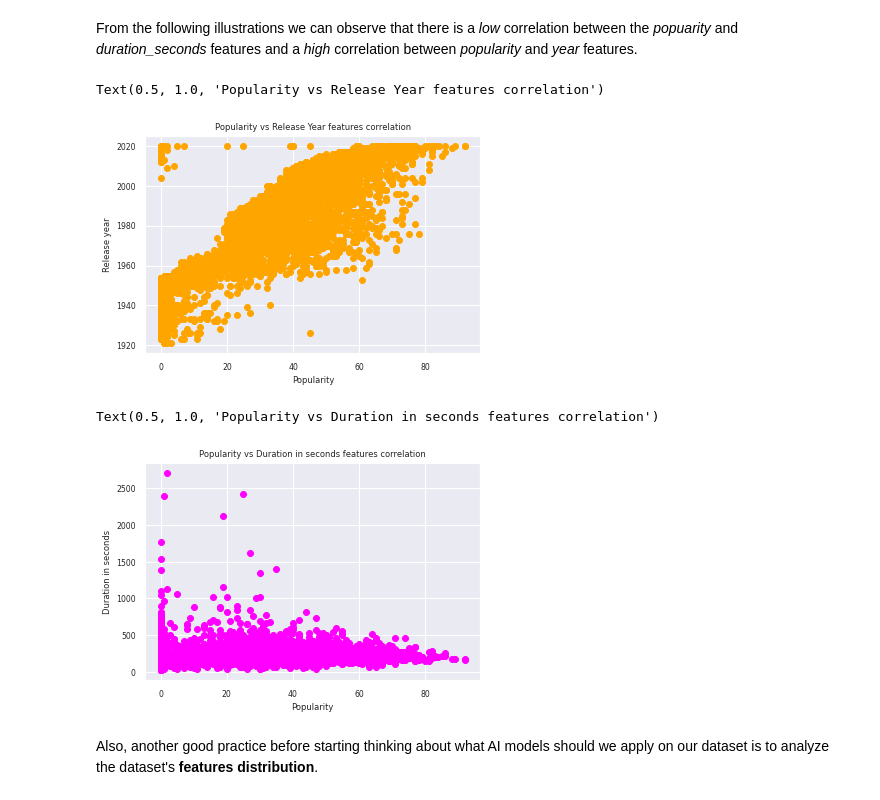
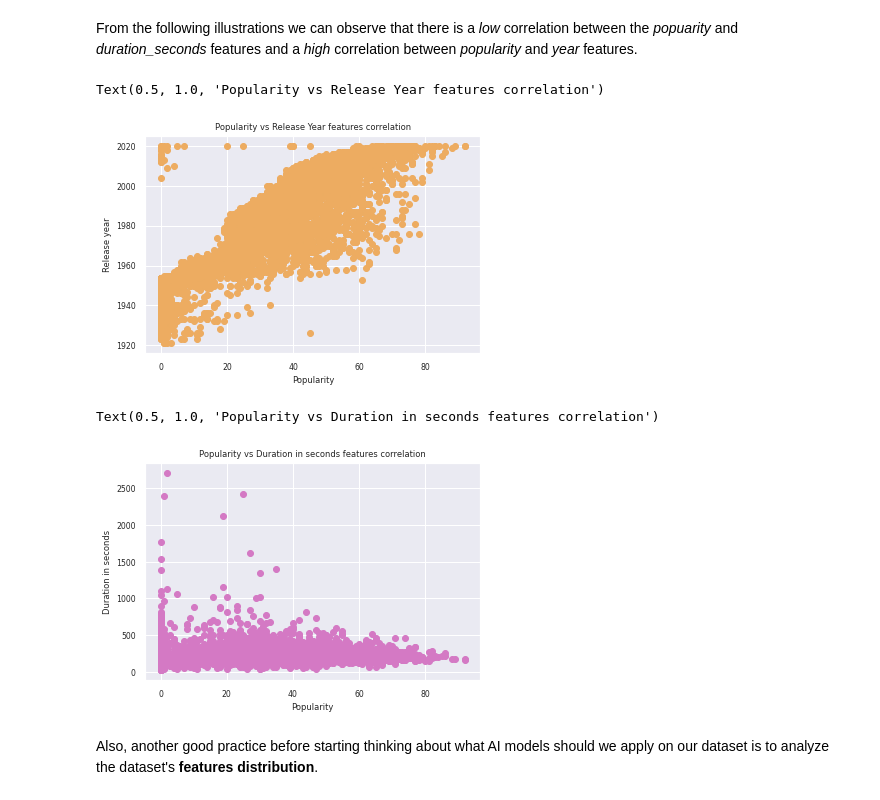
Before and after one commit to AnaMaria2019/data-vis-spotify-songs-dataset, a Jupyter notebook: data-vis-spotify-songs.ipynb, the cells around one changed output. Cells and saved outputs as stored; diff of their text form; code cells hidden in the pictures.

```diff
--- a/data-vis-spotify-songs.ipynb
+++ b/data-vis-spotify-songs.ipynb
@@ -158,21 +211,21 @@ plt.show()
 # %% [markdown]
 From the following illustrations we can observe that there is a *low* correlation between the *popuarity* and *duration_seconds* features and a *high* correlation between *popularity* and *year* features.
 # %%
-plt.scatter(data_shuffled['popularity'][:5000], data_shuffled['year'][:5000], c='orange')
-plt.xlabel("Popularity")
-plt.ylabel("Release year")
+plt.scatter(data_shuffled['popularity'][:5000], data_shuffled['year'][:5000], c='#EDAC61')
+plt.xlabel('Popularity')
+plt.ylabel('Release year')
 plt.title('Popularity vs Release Year features correlation')
 # %% [output]
 Text(0.5, 1.0, 'Popularity vs Release Year features correlation')
-[figure, old version]
+[figure, new version]
 # %%
-plt.scatter(data_shuffled['popularity'][:5000], data_shuffled['duration_seconds'][:5000], c='magenta')
-plt.xlabel("Popularity")
-plt.ylabel("Duration in seconds")
+plt.scatter(data_shuffled['popularity'][:5000], data_shuffled['duration_seconds'][:5000], c='#D479C4')
+plt.xlabel('Popularity')
+plt.ylabel('Duration in seconds')
 plt.title('Popularity vs Duration in seconds features correlation')
 # %% [output]
 Text(0.5, 1.0, 'Popularity vs Duration in seconds features correlation')
-[figure, old version]
+[figure, new version]
 # %% [markdown]
 Also, another good practice before starting thinking about what AI models should we apply on our dataset is to analyze the dataset's **features distribution**.
 # %%
```
Also changed, not shown: parts of 8 cells of this notebook, 1 other file.
